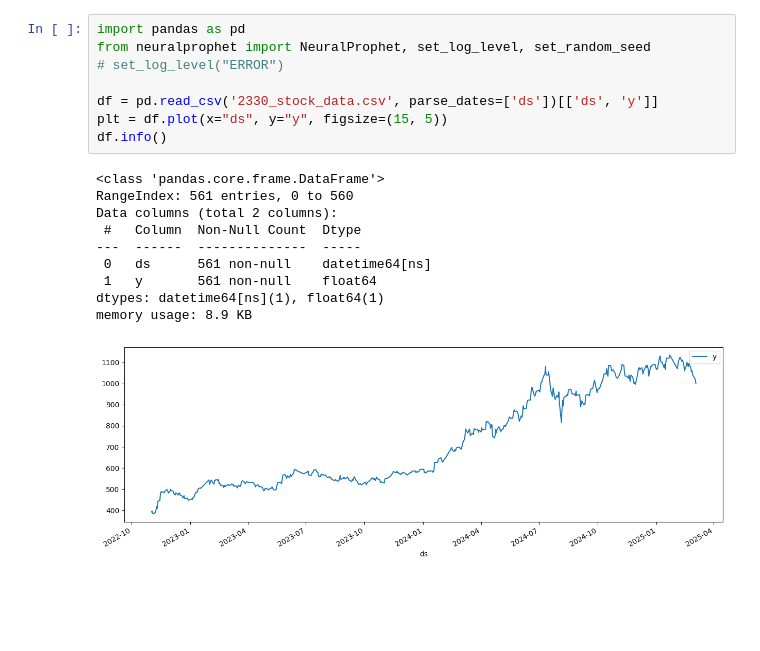
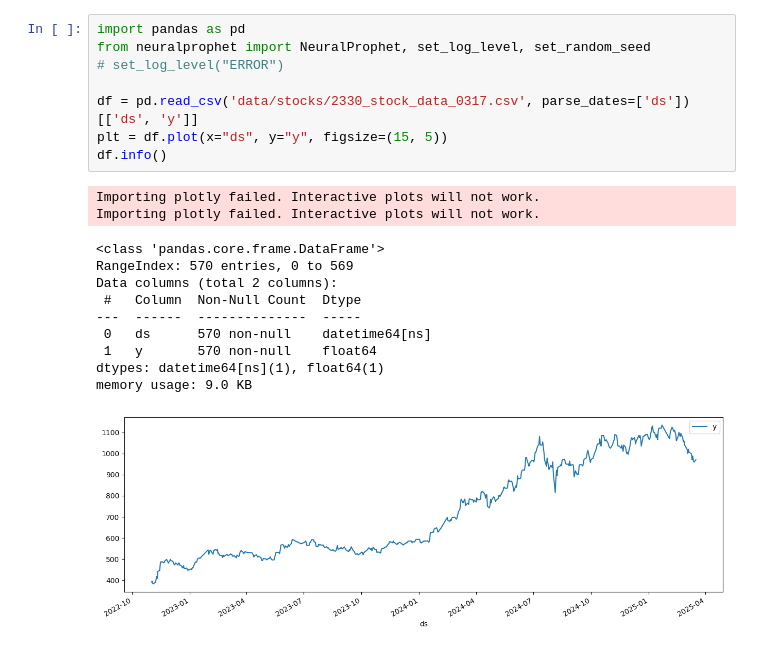
Before and after one commit to nickchengtw/stock-llm-neuralprophet, a Jupyter notebook: np_stock_yearly.ipynb, the cells around one changed output. Drawn from its saved outputs; the diff is of its cells as text; blank space fills up the shorter version.

```diff
--- a/np_stock_yearly.ipynb
+++ b/np_stock_yearly.ipynb
@@ -1,22 +1,24 @@
 # %%
 import pandas as pd
 from neuralprophet import NeuralProphet, set_log_level, set_random_seed
 # set_log_level("ERROR")
 
-df = pd.read_csv('2330_stock_data.csv', parse_dates=['ds'])[['ds', 'y']]
+df = pd.read_csv('data/stocks/2330_stock_data_0317.csv', parse_dates=['ds'])[['ds', 'y']]
 plt = df.plot(x="ds", y="y", figsize=(15, 5))
 df.info()
 # %% [output]
-<class 'pandas.core.frame.DataFrame'>
-RangeIndex: 561 entries, 0 to 560
-Data columns (total 2 columns):
- #   Column  Non-Null Count  Dtype
----  ------  --------------  -----
- 0   ds      561 non-null    datetime64[ns]
- 1   y       561 non-null    float64
-dtypes: datetime64[ns](1), float64(1)
-memory usage: 8.9 KB
+Importing plotly failed. Interactive plots will not work.
+Importing plotly failed. Interactive plots will not work.
+<class 'pandas.core.frame.DataFrame'>
+RangeIndex: 570 entries, 0 to 569
+Data columns (total 2 columns):
+ #   Column  Non-Null Count  Dtype
+---  ------  --------------  -----
+ 0   ds      570 non-null    datetime64[ns]
+ 1   y       570 non-null    float64
+dtypes: datetime64[ns](1), float64(1)
+memory usage: 9.0 KB
-[figure, old version]
+[figure, new version]
 # %%
 # Import the NeuralProphet class
 from neuralprophet import NeuralProphet, set_log_level
```
Also changed, not shown: parts of 7 cells of this notebook, 7 other files.
